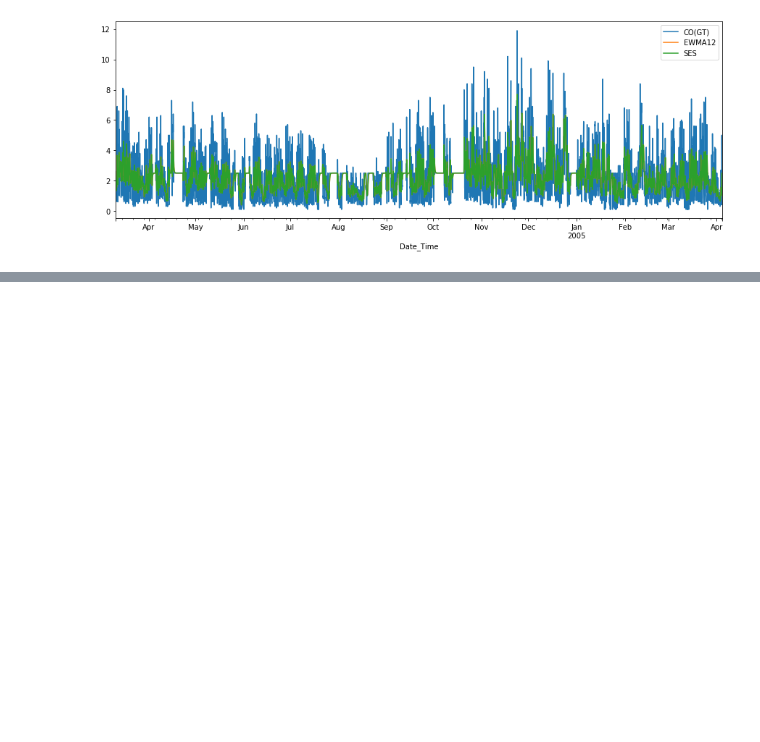
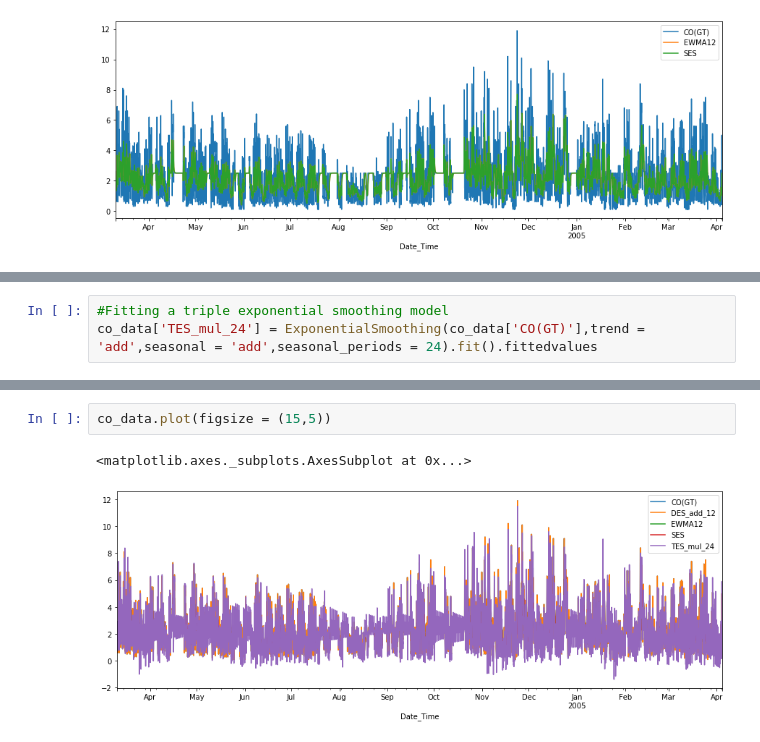
Before and after one commit to greengangsta/Data-Science, a Jupyter notebook: AirPollution/Air quality/Holt Winters.ipynb, the cells around one changed output, grey strips where cells are left out. Saved outputs shown, nothing was run; the diff lists cells and outputs as text; blank space fills up the shorter version.

```diff
--- a/AirPollution/Air quality/Holt Winters.ipynb
+++ b/AirPollution/Air quality/Holt Winters.ipynb
@@ -106,0 +140,3 @@ from statsmodels.tsa.holtwinters import ExponentialSmoothing
+# %%
+#Fitting a triple exponential smoothing model
+co_data['TES_mul_24'] = ExponentialSmoothing(co_data['CO(GT)'],trend = 'add',seasonal = 'add',seasonal_periods = 24).fit().fittedvalues
@@ -106,0 +153,5 @@ from statsmodels.tsa.holtwinters import ExponentialSmoothing
+# %%
+co_data.plot(figsize = (15,5))
+# %% [output]
+<matplotlib.axes._subplots.AxesSubplot at 0x...>
+[figure, added]
```
Also changed, not shown: parts of 13 cells of this notebook.
